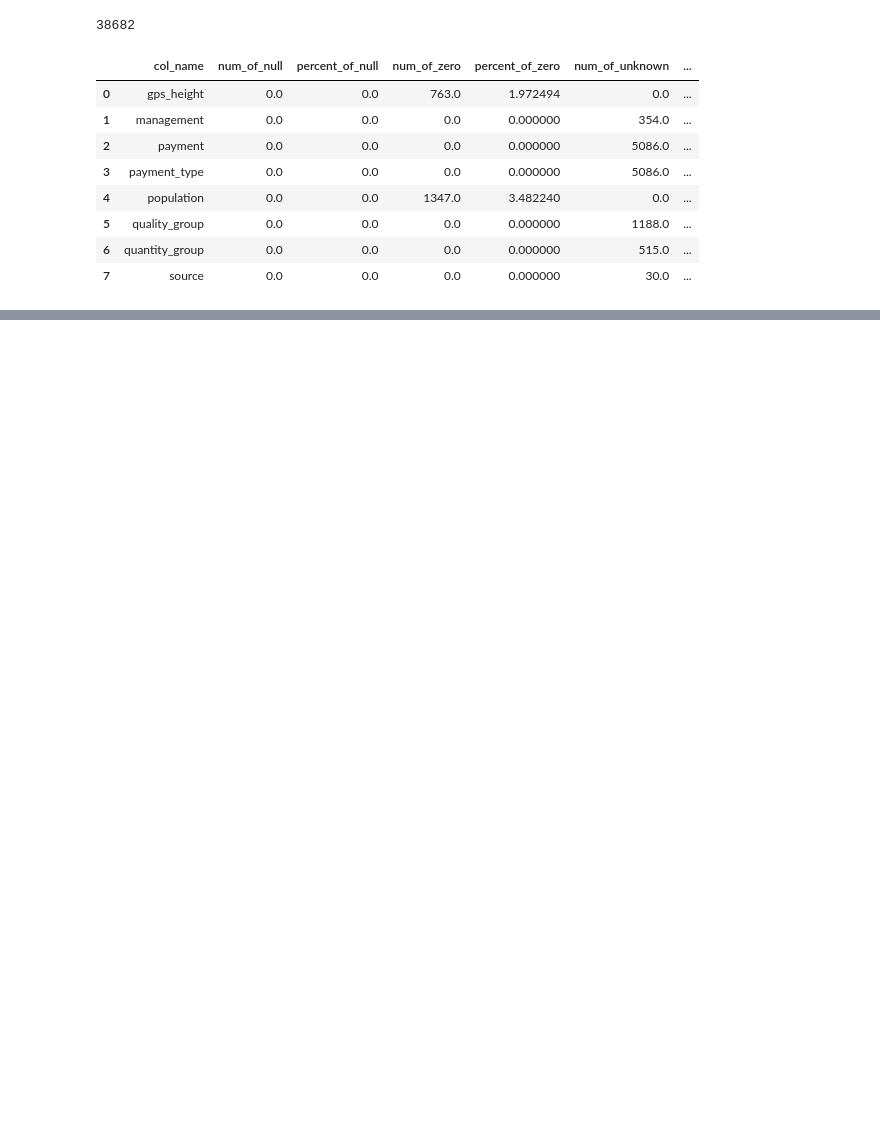
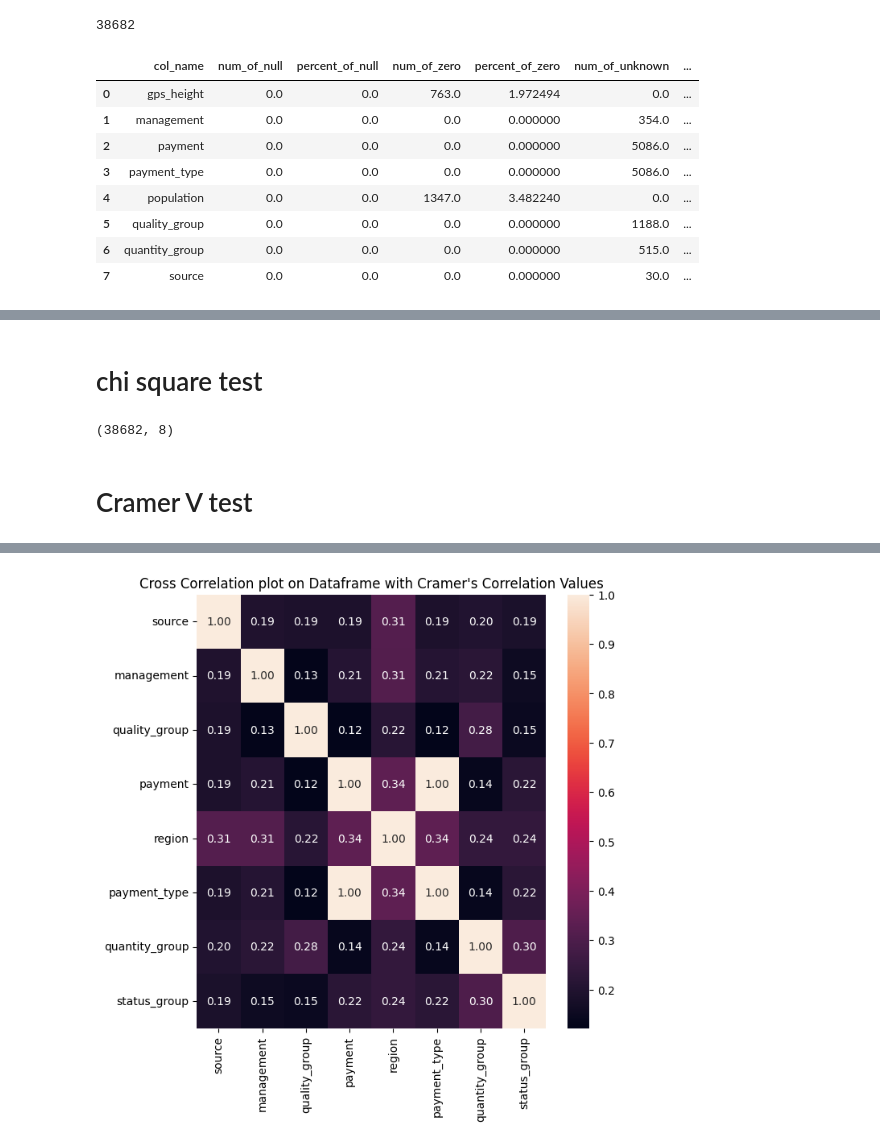
Before and after one commit to floranuta/Data_Circle, a Jupyter notebook: notebooks/data_clearning.ipynb, the cells around one changed output, grey strips where cells are left out. Cells and saved outputs as stored; diff of their text form; code cells hidden in the pictures; blank space fills up the shorter version.

Commit message:
feat: Ticket-1.2 & 1.4, added cramer v test

```diff
--- a/notebooks/data_clearning.ipynb
+++ b/notebooks/data_clearning.ipynb
@@ -184,6 +139,0 @@ permit
-# %%
-# calculate percentage of nan value per column
-col_name = "permit"
-df = pd.DataFrame(train_val[col_name].isnull().value_counts())
-df["percent"] = df["count"] / len(train_val)*100
-df
@@ -334,0 +140,13 @@ TypeError: DataCleaning.__init__() got an unexpected keyword argument 'df'
+# %% [markdown]
+# chi square test
+# %%
+# create dataframe only with categorical data
+
+df_categorical= pd.DataFrame(data = cleaned_df.dtypes, columns = ['a']).reset_index()
+
+categorical_variables = list(df_categorical['index'].loc[df_categorical['a'] == 'object'])
+df_categorical = cleaned_df[categorical_variables]
+
+print(df_categorical.shape)
+# %% [output]
+(38682, 8)
@@ -334,0 +180,55 @@ TypeError: DataCleaning.__init__() got an unexpected keyword argument 'df'
+# %% [markdown]
+# Cramer V test
+# %%
+def cramerV(label,x):
+    confusion_matrix = pd.crosstab(label, x)
+    chi2 = chi2_contingency(confusion_matrix)[0]
+    n = confusion_matrix.sum().sum()
+    r,k = confusion_matrix.shape
+    phi2 = chi2/n
+    phi2corr = max(0,phi2-((k-1)*(r-1))/(n-1))
+    rcorr = r - ((r - 1) ** 2) / ( n - 1 )
+    kcorr = k - ((k - 1) ** 2) / ( n - 1 )
+    try:
+        if min((kcorr - 1),(rcorr - 1)) == 0:
+            warnings.warn(
+            "Unable to calculate Cramer's V using bias correction. Consider not using bias correction",RuntimeWarning)
+            v = 0
+            print("If condition Met: ",v)
+        else:
+            v = np.sqrt(phi2corr / min((kcorr - 1), (rcorr - 1)))
+            print("Else condition Met: ",v)
+    except:
+        print("inside error")
+        v = 0
+    return v
+
+
+def plot_cramer(df):
+    cramer = pd.DataFrame(index=df.columns,columns=df.columns)
+    for column_of_interest in df.columns:
+        try:
+            temp = {}
+
+            columns = df.columns
+            for j in range(0,len(columns)):
+                v = cramerV(df[column_of_interest],df[columns[j]])
+                cramer.loc[column_of_interest,columns[j]] = v
+                if (column_of_interest==columns[j]):
+                    pass
+                else:
+                    temp[columns[j]] = v
+            cramer.fillna(value=np.nan,inplace=True)
+        except:
+            print('Dropping row:',column_of_interest)
+            pass
+    plt.figure(figsize=(7,7))
+    sns.heatmap(cramer,annot=True,fmt='.2f')
+
+    plt.title("Cross Correlation plot on Dataframe with Cramer's Correlation Values")
+    plt.show()
+
+
+
+plot_cramer(df_categorical)
+# %% [output]
@@ -334,0 +268 @@ TypeError: DataCleaning.__init__() got an unexpected keyword argument 'df'
+[figure, added]
```
Also changed, not shown: parts of 28 cells of this notebook.
